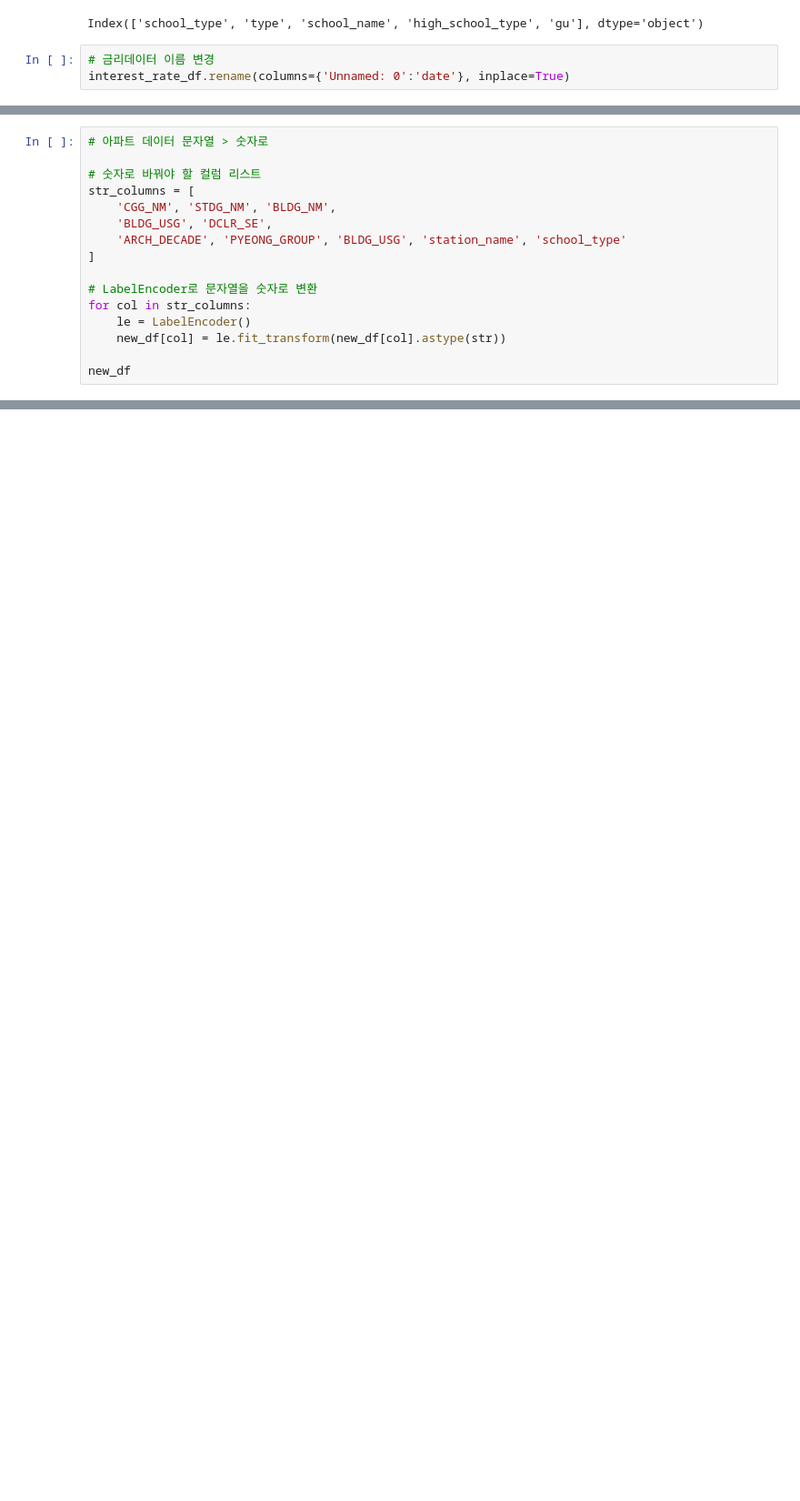
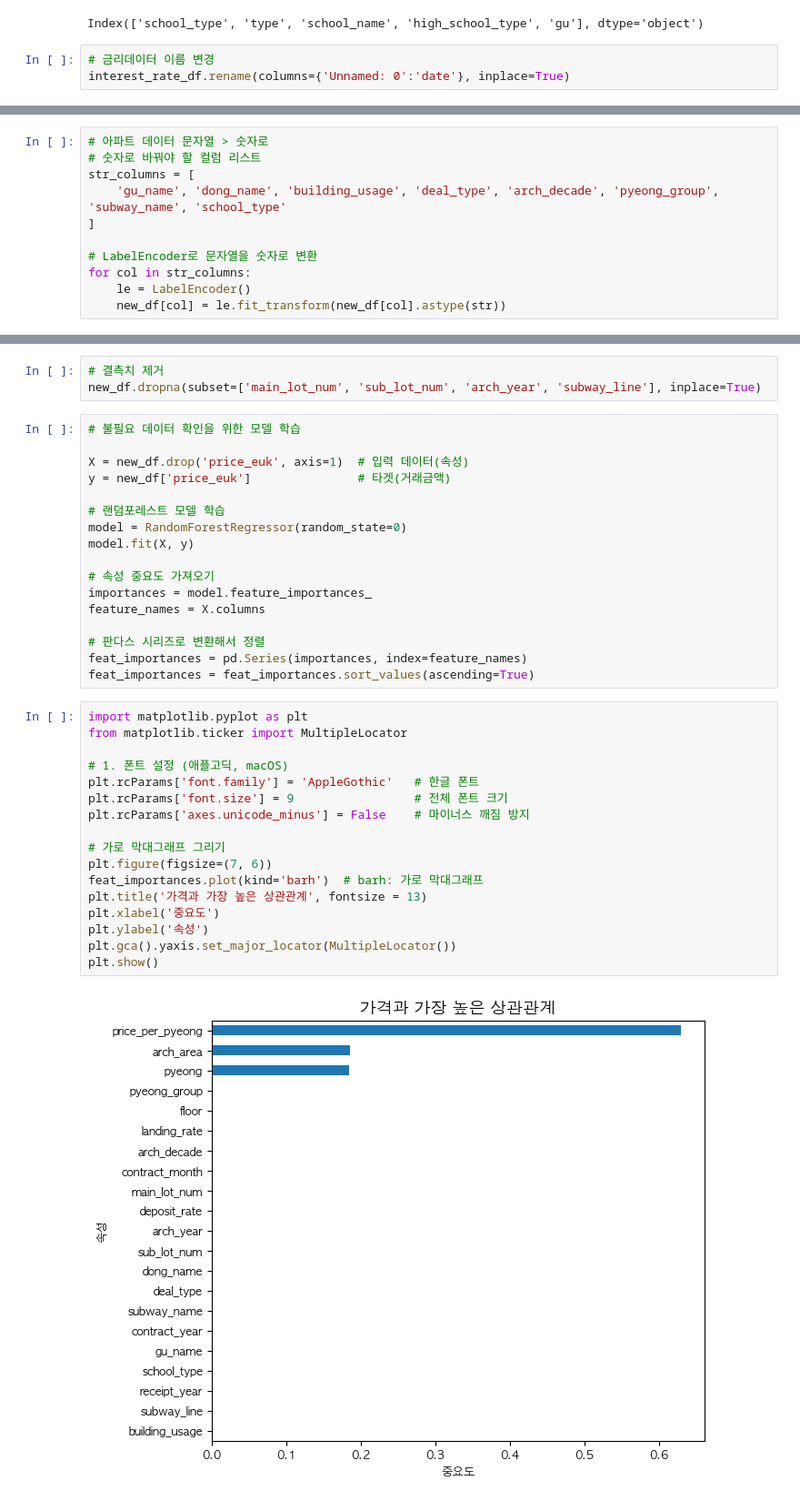
Before and after one commit to YuSuhyeon/1st-project-, a Jupyter notebook: jeon_source/processing.ipynb, the cells around one changed output, grey strips where cells are left out. Shown at 91% size. Saved outputs shown, nothing was run; the diff lists cells and outputs as text; blank space fills up the shorter version.

```diff
--- a/jeon_source/processing.ipynb
+++ b/jeon_source/processing.ipynb
@@ -142,16 +152,11 @@ new_df.drop(columns=["CGG_CD", "STDG_CD", "LOTNO_SE", "LOTNO_SE_NM", 'OPBIZ_REST
 # %%
 # 아파트 데이터 문자열 > 숫자로
-
 # 숫자로 바꿔야 할 컬럼 리스트
 str_columns = [
-    'CGG_NM', 'STDG_NM', 'BLDG_NM',
-    'BLDG_USG', 'DCLR_SE',
-    'ARCH_DECADE', 'PYEONG_GROUP', 'BLDG_USG', 'station_name', 'school_type'
+    'gu_name', 'dong_name', 'building_usage', 'deal_type', 'arch_decade', 'pyeong_group', 'subway_name', 'school_type'
 ]
 
 # LabelEncoder로 문자열을 숫자로 변환
 for col in str_columns:
     le = LabelEncoder()
     new_df[col] = le.fit_transform(new_df[col].astype(str))
-
-new_df
@@ -172,2 +183,41 @@ new_df
+# %%
+# 결측치 제거
+new_df.dropna(subset=['main_lot_num', 'sub_lot_num', 'arch_year', 'subway_line'], inplace=True)
+# %%
+# 불필요 데이터 확인을 위한 모델 학습
+
+X = new_df.drop('price_euk', axis=1)  # 입력 데이터(속성)
+y = new_df['price_euk']               # 타겟(거래금액)
+
+# 랜덤포레스트 모델 학습
+model = RandomForestRegressor(random_state=0)
+model.fit(X, y)
+
+# 속성 중요도 가져오기
+importances = model.feature_importances_
+feature_names = X.columns
+
+# 판다스 시리즈로 변환해서 정렬
+feat_importances = pd.Series(importances, index=feature_names)
+feat_importances = feat_importances.sort_values(ascending=True)
+# %%
+import matplotlib.pyplot as plt
+from matplotlib.ticker import MultipleLocator
+
+# 1. 폰트 설정 (애플고딕, macOS)
+plt.rcParams['font.family'] = 'AppleGothic'   # 한글 폰트
+plt.rcParams['font.size'] = 9                 # 전체 폰트 크기
+plt.rcParams['axes.unicode_minus'] = False    # 마이너스 깨짐 방지
+
+# 가로 막대그래프 그리기
+plt.figure(figsize=(7, 6))
+feat_importances.plot(kind='barh')  # barh: 가로 막대그래프
+plt.title('가격과 가장 높은 상관관계', fontsize = 13)
+plt.xlabel('중요도')
+plt.ylabel('속성')
+plt.gca().yaxis.set_major_locator(MultipleLocator())
+plt.show()
+# %% [output]
+[figure, added]
 # %%
 # 금리데이터(시중은행 평균 금리), 서울지하철역, 서울학교 병합 데이터
```
Also changed, not shown: parts of 14 cells of this notebook, 3 other files.
